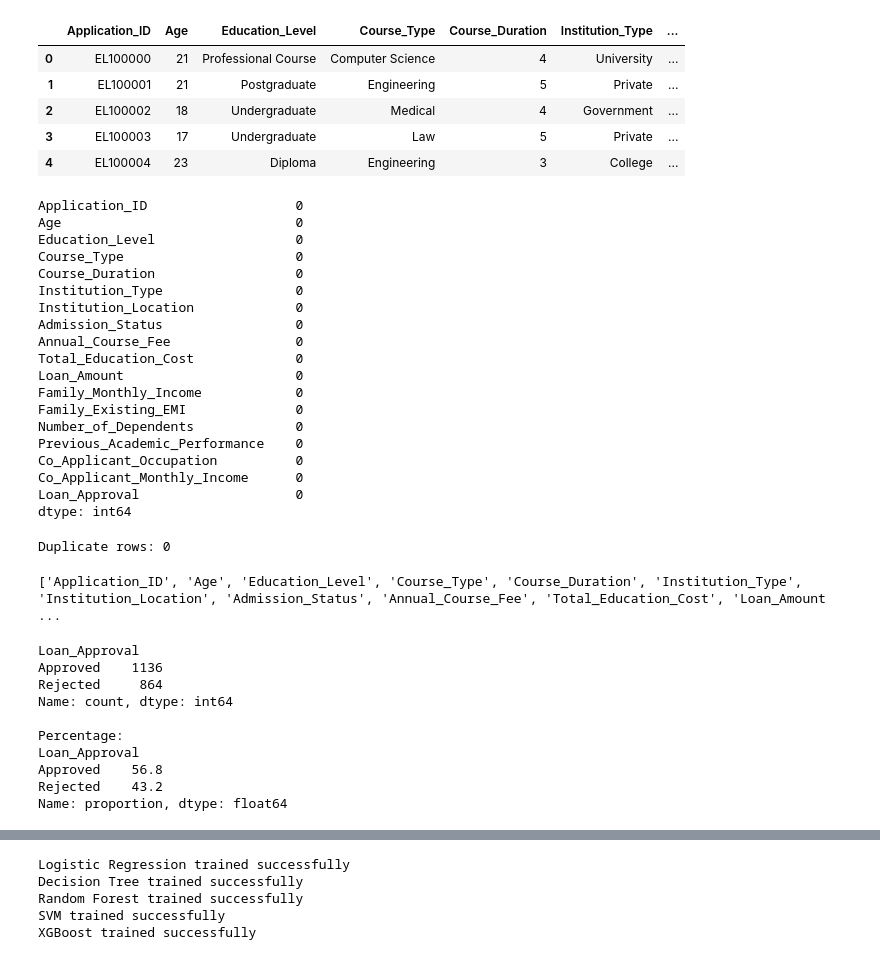
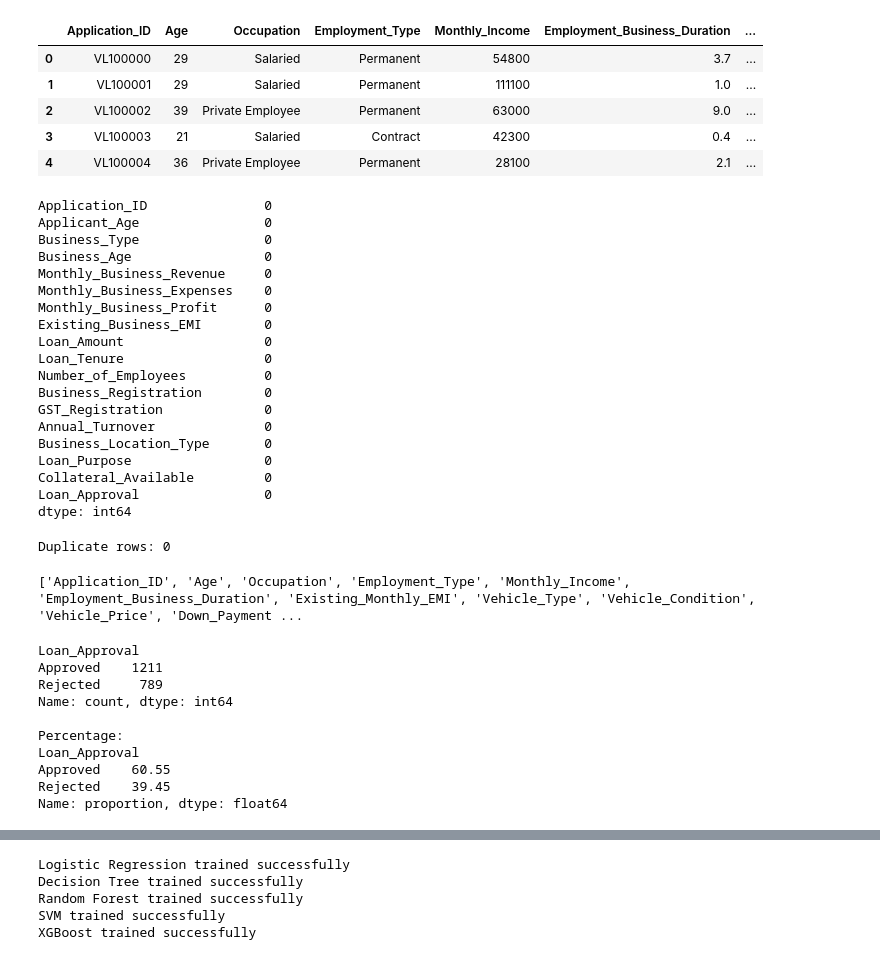
Before and after one commit to akash6392614083-star/Banking_system, a Jupyter notebook: train.ipynb, the cells around one changed output, grey strips where cells are left out. Saved outputs shown, nothing was run; the diff lists cells and outputs as text; code cells hidden in the pictures.

```diff
--- a/train.ipynb
+++ b/train.ipynb
@@ -20,34 +20,34 @@ df2=pd.read_csv("home_loan_dataset.csv")
 df3=pd.read_csv("personal_loan_dataset.csv")
 df4=pd.read_csv("vehicle_loan_dataset.csv")
 # %%
-df1.head()
+df4.head()
 # %% [output]
-|  | Application_ID | Age | Education_Level | Course_Type | Course_Duration | Institution_Type | ... |
-| 0 | EL100000 | 21 | Professional Course | Computer Science | 4 | University | ... |
-| 1 | EL100001 | 21 | Postgraduate | Engineering | 5 | Private | ... |
-| 2 | EL100002 | 18 | Undergraduate | Medical | 4 | Government | ... |
-| 3 | EL100003 | 17 | Undergraduate | Law | 5 | Private | ... |
-| 4 | EL100004 | 23 | Diploma | Engineering | 3 | College | ... |
+|  | Application_ID | Age | Occupation | Employment_Type | Monthly_Income | Employment_Business_Duration | ... |
+| 0 | VL100000 | 29 | Salaried | Permanent | 54800 | 3.7 | ... |
+| 1 | VL100001 | 29 | Salaried | Permanent | 111100 | 1.0 | ... |
+| 2 | VL100002 | 39 | Private Employee | Permanent | 63000 | 9.0 | ... |
+| 3 | VL100003 | 21 | Salaried | Contract | 42300 | 0.4 | ... |
+| 4 | VL100004 | 36 | Private Employee | Permanent | 28100 | 2.1 | ... |
 # %%
-df1.isnull().sum()
+df.isnull().sum()
 # %% [output]
-Application_ID                   0
-Age                              0
-Education_Level                  0
-Course_Type                      0
-Course_Duration                  0
-Institution_Type                 0
-Institution_Location             0
-Admission_Status                 0
-Annual_Course_Fee                0
-Total_Education_Cost             0
-Loan_Amount                      0
-Family_Monthly_Income            0
-Family_Existing_EMI              0
-Number_of_Dependents             0
-Previous_Academic_Performance    0
-Co_Applicant_Occupation          0
-Co_Applicant_Monthly_Income      0
-Loan_Approval                    0
+Application_ID               0
+Applicant_Age                0
+Business_Type                0
+Business_Age                 0
+Monthly_Business_Revenue     0
+Monthly_Business_Expenses    0
+Monthly_Business_Profit      0
+Existing_Business_EMI        0
+Loan_Amount                  0
+Loan_Tenure                  0
+Number_of_Employees          0
+Business_Registration        0
+GST_Registration             0
+Annual_Turnover              0
+Business_Location_Type       0
+Loan_Purpose                 0
+Collateral_Available         0
+Loan_Approval                0
 dtype: int64
 # %%
@@ -55,22 +55,22 @@ print("Duplicate rows:", df1.duplicated().sum())
 # %% [output]
 Duplicate rows: 0
 # %%
-print(df1.columns.tolist())
+print(df4.columns.tolist())
 # %% [output]
-['Application_ID', 'Age', 'Education_Level', 'Course_Type', 'Course_Duration', 'Institution_Type', 'Institution_Location', 'Admission_Status', 'Annual_Course_Fee', 'Total_Education_Cost', 'Loan_Amount ...
+['Application_ID', 'Age', 'Occupation', 'Employment_Type', 'Monthly_Income', 'Employment_Business_Duration', 'Existing_Monthly_EMI', 'Vehicle_Type', 'Vehicle_Condition', 'Vehicle_Price', 'Down_Payment ...
 # %%
-print(df1['Loan_Approval'].value_counts())
+print(df4['Loan_Approval'].value_counts())
 print("\nPercentage:")
-print(df1['Loan_Approval'].value_counts(normalize=True) * 100)
+print(df4['Loan_Approval'].value_counts(normalize=True) * 100)
 # %% [output]
 Loan_Approval
-Approved    1136
-Rejected     864
+Approved    1211
+Rejected     789
 Name: count, dtype: int64
 
 Percentage:
 Loan_Approval
-Approved    56.8
-Rejected    43.2
+Approved    60.55
+Rejected    39.45
 Name: proportion, dtype: float64
 # %%
```
Also changed, not shown: parts of 11 cells of this notebook, 5 other files.
